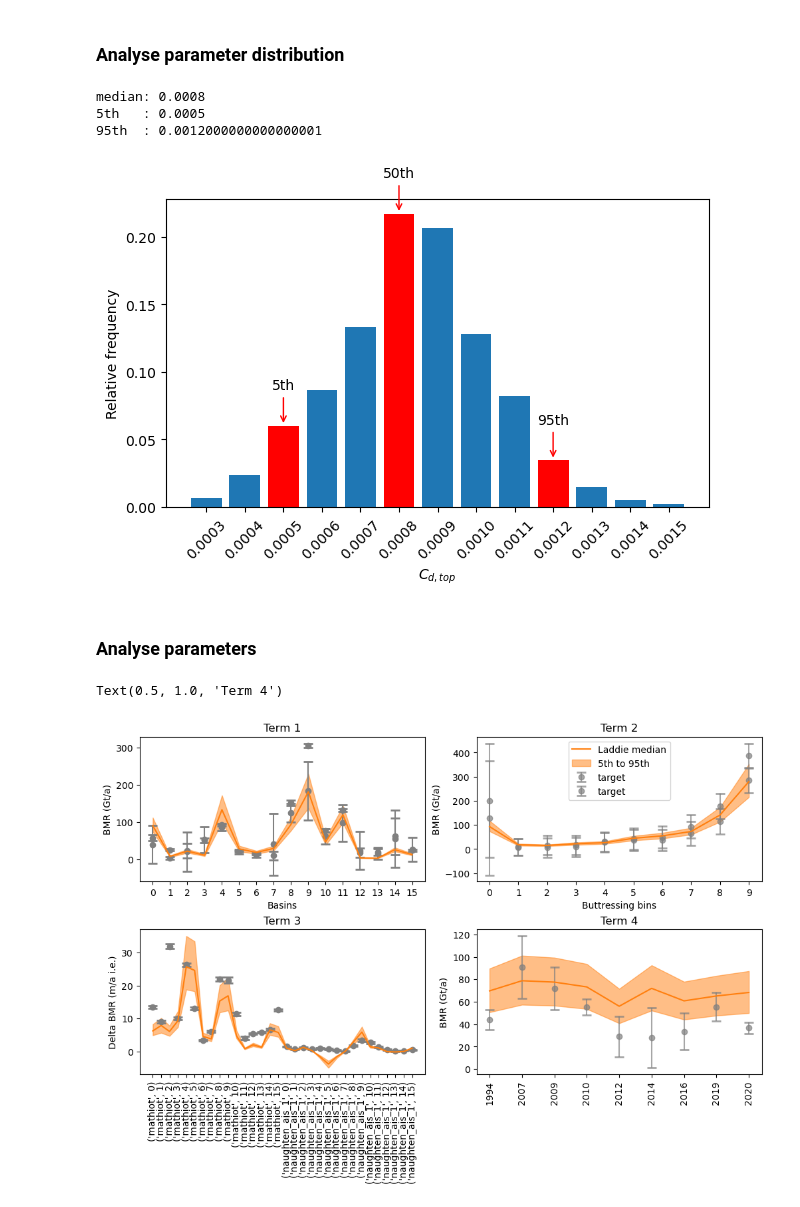
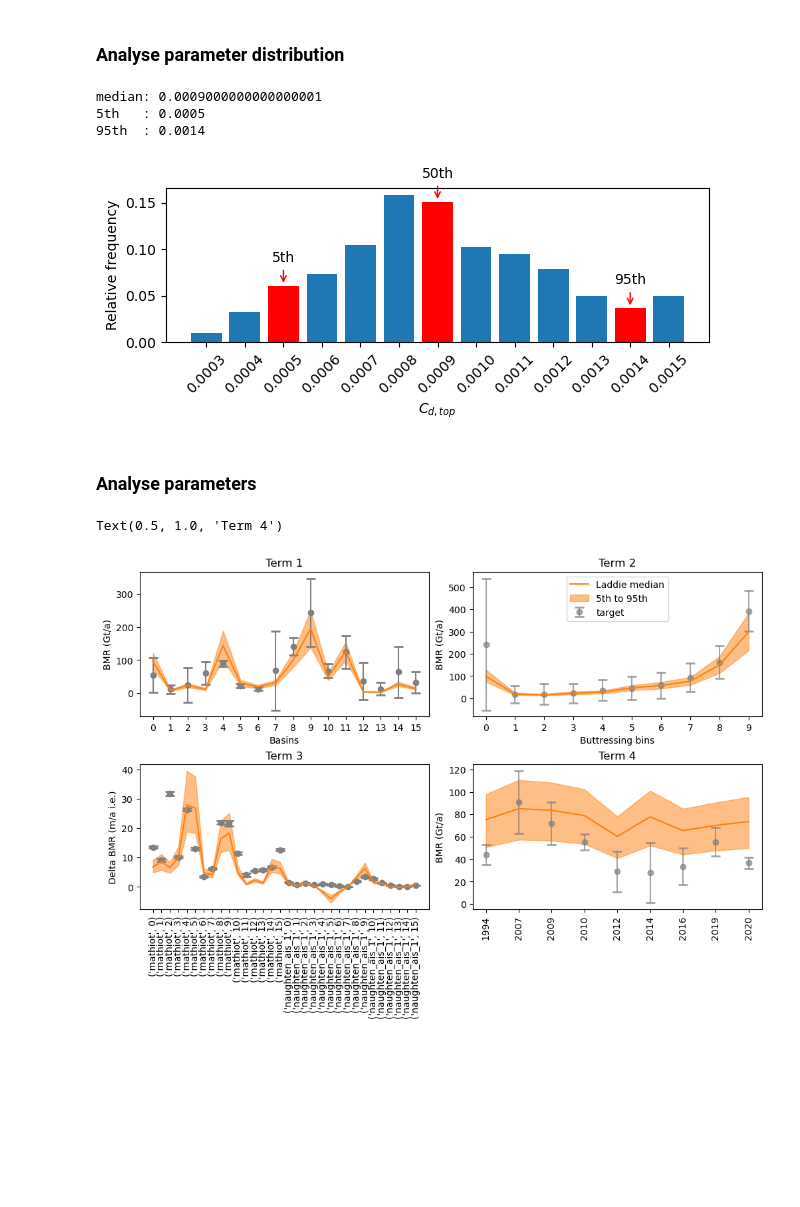
Before and after one commit to ismip/ismip7-antarctic-ocean-forcing, a Jupyter notebook: parameterisations/parameter_selection_laddie.ipynb, the cells around one changed output. Cells and saved outputs as stored; diff of their text form; code cells hidden in the pictures; blank space fills up the shorter version.

Commit message:
update laddie notebook to new term1, term2

```diff
--- a/parameterisations/parameter_selection_laddie.ipynb
+++ b/parameterisations/parameter_selection_laddie.ipynb
@@ -99,10 +99,9 @@ pd_ensemble.sel(p1=0.001).isel(p2=0).melt_rate.plot()
 # %% [markdown]
 ### Load target data
 # %%
-MeltDataImbieP = pd.read_csv(os.path.join(data_path,'meltobs','Melt_Paolo_Err_Adusumilli_imbie2_v3.csv'), index_col=0) # Aggregated per imbier basin
-MeltDataImbieD = pd.read_csv(os.path.join(data_path, 'meltobs','Melt_Davison_imbie2.csv'), index_col=0) # Aggregated per imbier basin
+MeltDataImbie = pd.read_csv(os.path.join(data_path, 'meltobs','Melt_Paolo_Davison_Adusumilli_imbie2.csv'), index_col=0) # Aggregated per imbier basin
 
-buttressing_target = xr.load_dataset(os.path.join(data_path,'meltobs',"melt_target_term2.nc"))
+buttressing_target = xr.load_dataset(os.path.join(data_path,'meltobs',"melt_target_term2_v3.nc"))
 
 cold_target = xr.load_dataset(os.path.join(data_path,'ocean_modelling_data',"melt_cold_target_term3.nc"))
 warm_target = xr.load_dataset(os.path.join(data_path,'ocean_modelling_data',"melt_warm_target_term3.nc"))
@@ -148,7 +147,7 @@ cvt = 8000**2  / 1e12  # to convert to Gt/a
 # %%
 # Term 1
 t1_model, t1_obs_mean, t1_obs_sigma = calculate_term1(
-    pd_ensemble,mask_m,basins_m['basins'],nBasins,cvt_m,MeltDataImbieP,MeltDataImbieD)
+    pd_ensemble,mask_m,basins_m['basins'],nBasins,cvt_m,MeltDataImbie)
 # %%
 # Term 2
 t2_model, t2_obs_mean, t2_obs_sigma = calculate_term2(
@@ -165,7 +164,7 @@ t4_model, t4_obs_mean, t4_obs_sigma = calculate_term4(obs_ensemble, region_label
 ### Introduce weights
 # %%
 t1_weights = xr.DataArray(
-    t1_obs_mean.isel(source=0)*0+1,
+    t1_obs_mean*0+1,
     dims=["basins"],
     coords={"basins": t1_model.basins.values}
 )
@@ -232,36 +231,36 @@ print(f'{percentiles[1]}th  : {Cd_hi}')
 vals = [Cd_lo,Cd_md,Cd_hi]
 labs = ['5th', '50th', '95th']
 # %% [output]
-median: 0.0008
+median: 0.0009000000000000001
 5th   : 0.0005
-95th  : 0.0012000000000000001
+95th  : 0.0014
 # %%
 p1 = np.array(pd_ensemble.p1)
 bin_edges = np.append(p1[0]-(p1[1]-p1[0])*.5,(p1[1:]+p1[:-1])*.5)
 bin_edges = np.append(bin_edges,p1[-1]+(p1[-1]-p1[-2])*.5)
 
 labels = [f'{p:.04f}' for p in p1]
-fig,axes = plt.subplots(1,1,figsize=(7,4))
+fig,axes = plt.subplots(1,1,figsize=(7,2))
 
 ax = axes
 counts, _ = np.histogram(np.array(min_p1), bins= bin_edges)
 positions = np.arange(len(counts))
 ax.bar(positions, counts/sample_size, width=0.8)
 
 for i,val in enumerate(vals):
     bin_index = np.digitize(val, bin_edges) - 1
     ax.patches[bin_index].set_facecolor('red')
     bin_center = bin_index #(bin_edges[bin_index] + bin_edges[bin_index+1]) / 2
     plt.annotate(labs[i], xy=(bin_center, counts[bin_index]/sample_size),
                  xytext=(bin_center, (counts[bin_index]+300)/sample_size),
                  ha='center', va='center',
                  arrowprops=dict(arrowstyle='->', color='red'))
 
 ax.set_xticks(positions, labels, rotation=45)
 ax.set_xlabel('$C_{d,top}$');
 ax.set_ylabel('Relative frequency');
 # %% [output]
-[figure, old version]
+[figure, new version]
 # %% [markdown]
 ### Analyse parameters
 # %%
@@ -306,10 +305,9 @@ t1_hi, t1_obs_mean, t1_obs_sigma = get_t1(Cd_hi)
 ax.plot(range(nBasins+1),t1_md , label=label, color=col,zorder=10)
 ax.fill_between(range(nBasins+1),t1_lo,t1_hi , label=label2, color=col,alpha=.5)
 
-for source in t1_obs_mean.source:
-        ax.errorbar(range(nBasins+1), t1_obs_mean.sel(source=source), xerr=None, yerr=t1_obs_sigma.sel(source=source),
-             fmt='o', capsize=5, capthick=2, color=".5",
-             ecolor=".5", label='target')
+ax.errorbar(range(nBasins+1), t1_obs_mean, xerr=None, yerr=t1_obs_sigma,
+        fmt='o', capsize=5, capthick=2, color=".5",
+        ecolor=".5", label='target')
 
 ax.set_xticks(range(nBasins+1))
 ax.set_ylabel('BMR (Gt/a)')
@@ -326,10 +324,9 @@ t2_hi, t2_obs_mean, t2_obs_sigma = get_t2(Cd_hi)
 ax.plot(range(len(t2_md.BFRN_bins)),t2_md , label=label, color=col,zorder=10)
 ax.fill_between(range(len(t2_md.BFRN_bins)),t2_lo,t2_hi , label=label2, color=col,alpha=.5)
 
-for source in t2_obs_mean.source:
-        ax.errorbar(range(len(t2_model.BFRN_bins)), t2_obs_mean.sel(source=source), xerr=None, yerr=t2_obs_sigma.sel(source=source),
-             fmt='o', capsize=5, capthick=2, color='.5',
-             ecolor='.5', alpha=0.7, label='target')
+ax.errorbar(range(len(t2_model.BFRN_bins)), t2_obs_mean, xerr=None, yerr=t2_obs_sigma,
+        fmt='o', capsize=5, capthick=2, color='.5',
+        ecolor='.5', alpha=0.7, label='target')
 
 ax.set_xticks(range(len(t2_model.BFRN_bins)))
 ax.set_ylabel('BMR (Gt/a)')
@@ -388,4 +385,4 @@ ax.set_xticklabels(t4_obs_mean.year.values, rotation=90)
 ax.set_title('Term 4')
 # %% [output]
 Text(0.5, 1.0, 'Term 4')
-[figure, old version]
+[figure, new version]
```
Also changed, not shown: parts of 1 cell of this notebook.
